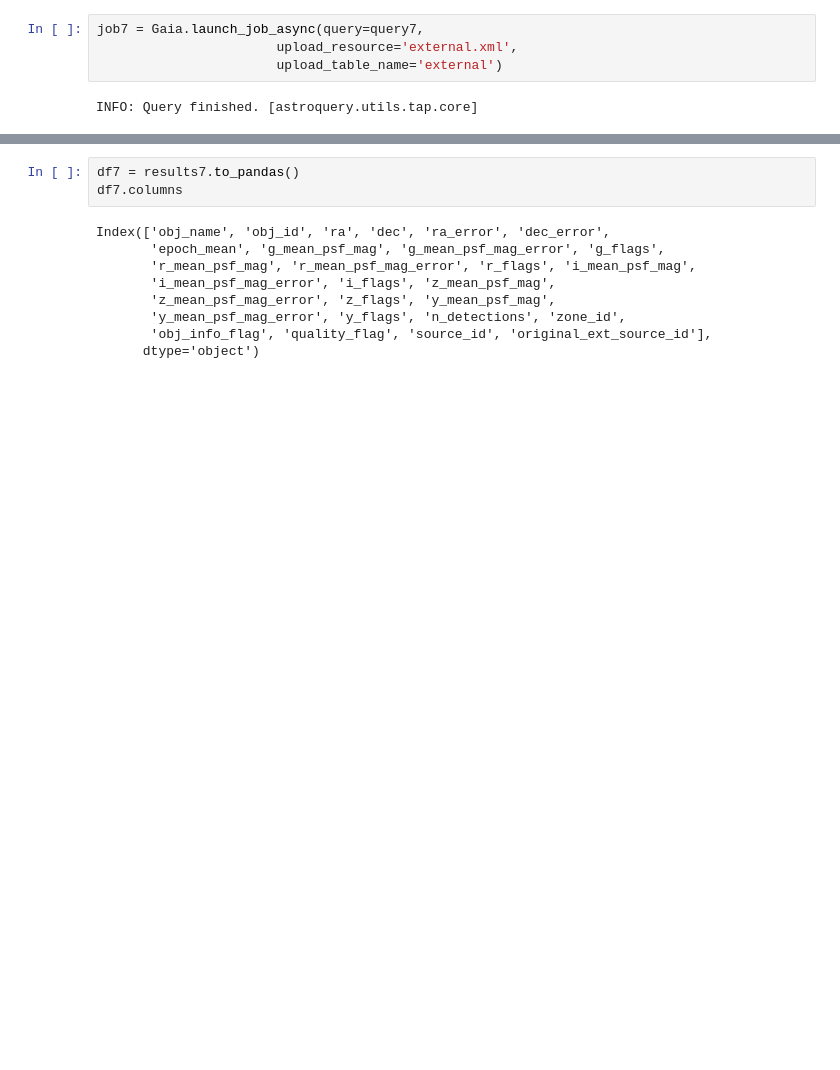
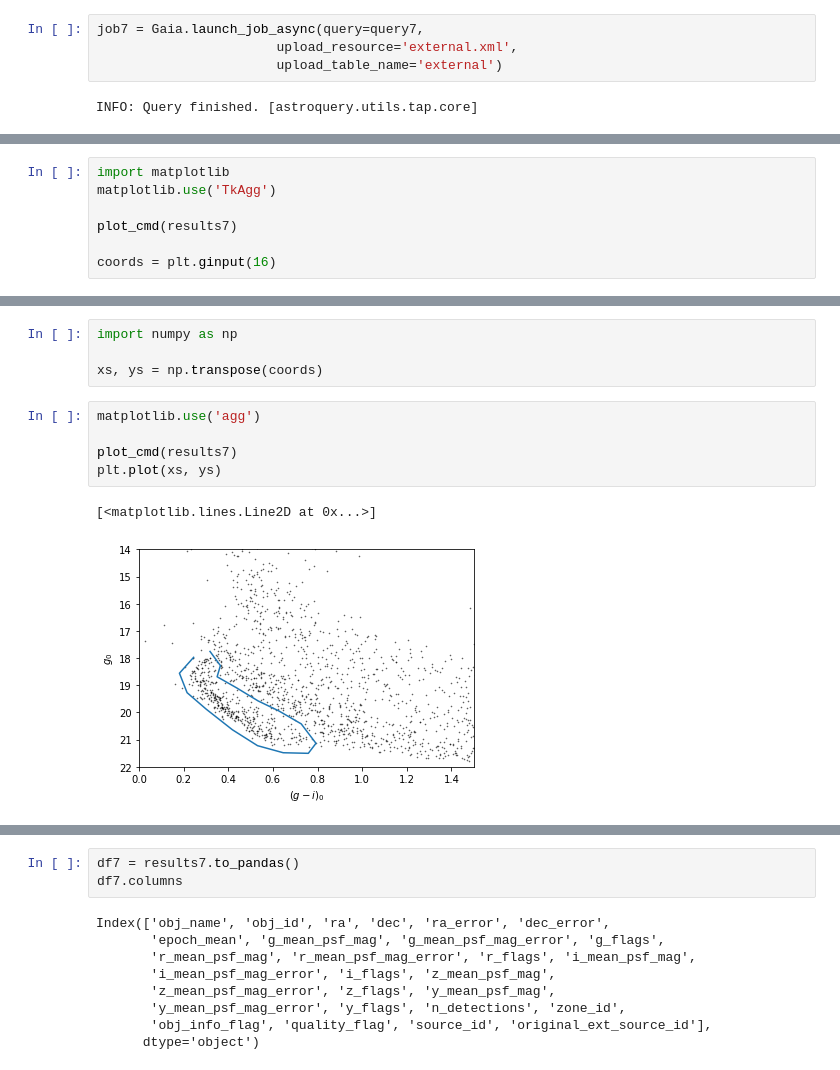
Before and after one commit to datacarpentry/astronomy-python, a Jupyter notebook: notebooks/03_join.ipynb, the cells around one changed output, grey strips where cells are left out. Drawn from its saved outputs; the diff is of its cells as text; blank space fills up the shorter version.

```diff
--- a/notebooks/03_join.ipynb
+++ b/notebooks/03_join.ipynb
@@ -439,0 +649,7 @@ https://outerspace.stsci.edu/display/PANSTARRS/PS1+MeanObjectView+table+fields
+# %%
+import matplotlib
+matplotlib.use('TkAgg')
+
+plot_cmd(results7)
+
+coords = plt.ginput(16)
@@ -439,0 +684,12 @@ https://outerspace.stsci.edu/display/PANSTARRS/PS1+MeanObjectView+table+fields
+# %%
+import numpy as np
+
+xs, ys = np.transpose(coords)
+# %%
+matplotlib.use('agg')
+
+plot_cmd(results7)
+plt.plot(xs, ys)
+# %% [output]
+[<matplotlib.lines.Line2D at 0x...>]
+[figure, added]
```
Also changed, not shown: parts of 65 cells of this notebook.
